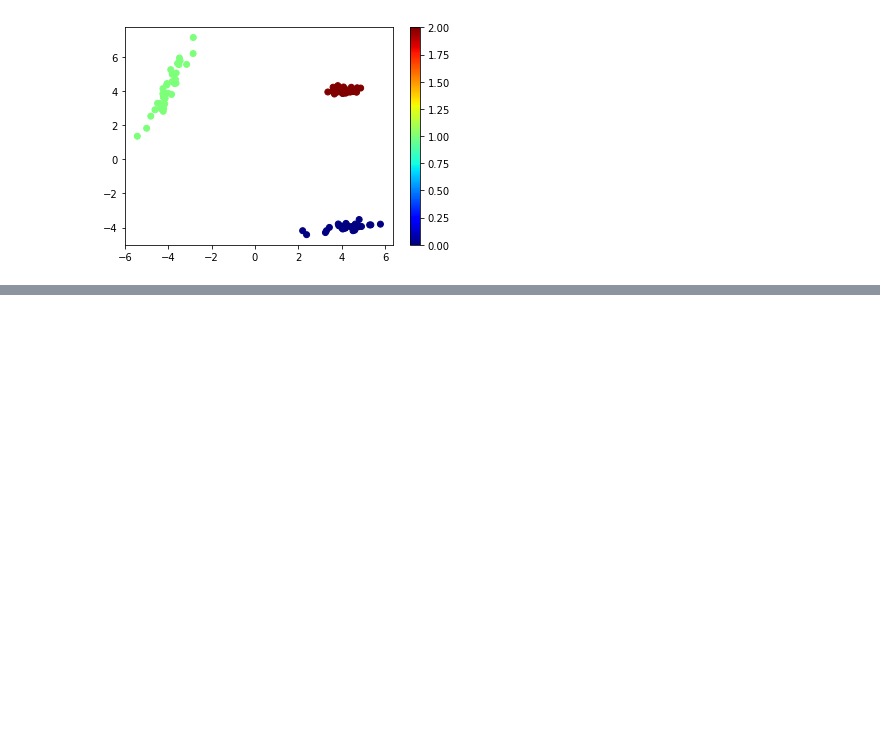
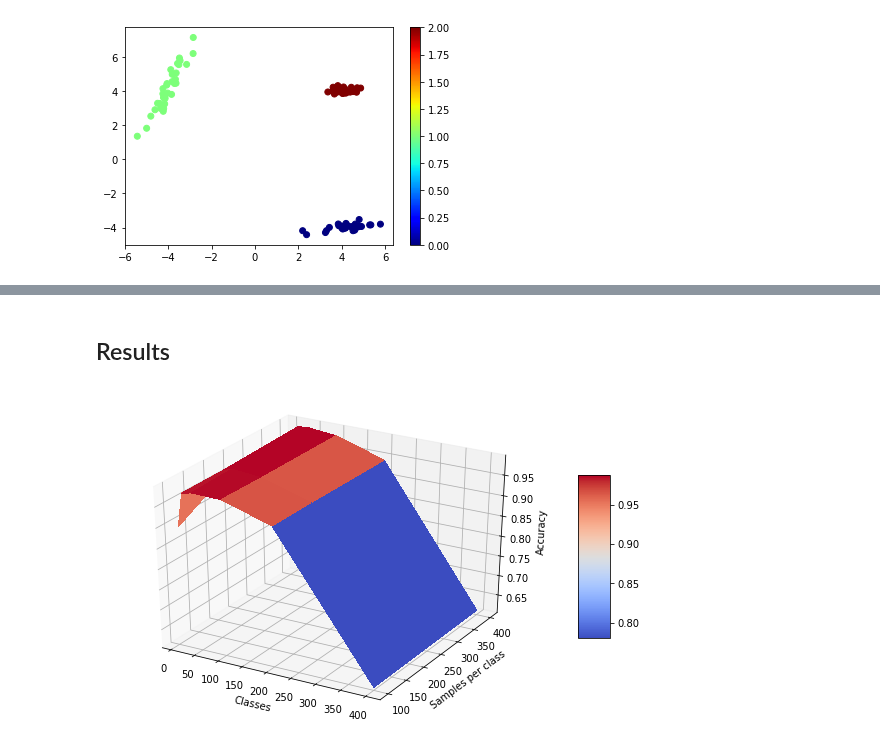
Before and after one commit to agongt408/vbranch, a Jupyter notebook: toy-classification.ipynb, the cells around one changed output, grey strips where cells are left out. Cells and saved outputs as stored; diff of their text form; code cells hidden in the pictures; blank space fills up the shorter version.

Commit message:
added code to create toy dataset figures

```diff
--- a/toy-classification.ipynb
+++ b/toy-classification.ipynb
@@ -46,0 +25,2 @@ plt.show()
+# %% [markdown]
+## Results
@@ -46,0 +33,42 @@ plt.show()
+# %%
+with open('results/toy-fcn.json', 'r') as f:
+    results = json.load(f)
+# %%
+baseline_results = results['baseline']
+ensemble_results = results['ensemble']
+vbranch_results = results['vbranch']
+# %%
+def plot_baseline():
+    # Make data
+    X = [10, 20, 40, 100, 200, 400]
+    Y = [100, 200, 400]
+    X_mesh, Y_mesh = np.meshgrid(X, Y)
+
+    Z = np.zeros((len(Y), len(X)))
+    for i in range(len(X)):
+        for j in range(len(Y)):
+            num_classes = X[i]
+            samples_per_class = Y[j]
+
+            Z[j, i] = baseline_results[str(num_classes)]\
+                [str(samples_per_class)][0]
+
+    fig = plt.figure(figsize=(10,6))
+    ax = fig.gca(projection='3d')
+
+    # Plot the surface.
+    surf = ax.plot_surface(X_mesh, Y_mesh, Z, cmap=plt.cm.coolwarm,
+                           linewidth=0, antialiased=False)
+
+    ax.set_xlabel('Classes')
+    ax.set_ylabel('Samples per class')
+    ax.set_zlabel('Accuracy')
+
+    # Add a color bar which maps values to colors.
+    fig.colorbar(surf, shrink=0.5, aspect=5)
+
+    plt.show()
+# %%
+plot_baseline()
+# %% [output]
+[figure, added]
```
Also changed, not shown: parts of 11 cells of this notebook, 8 other files.
